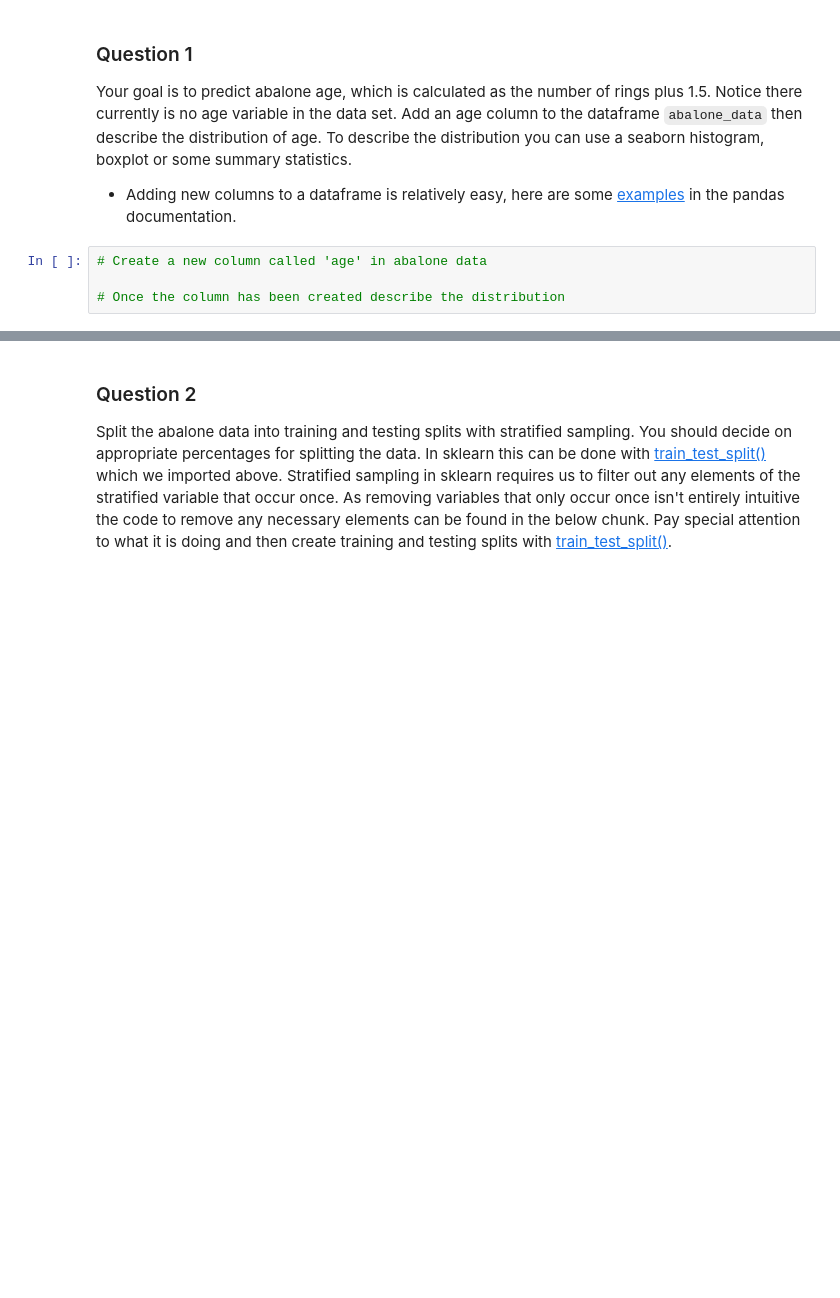
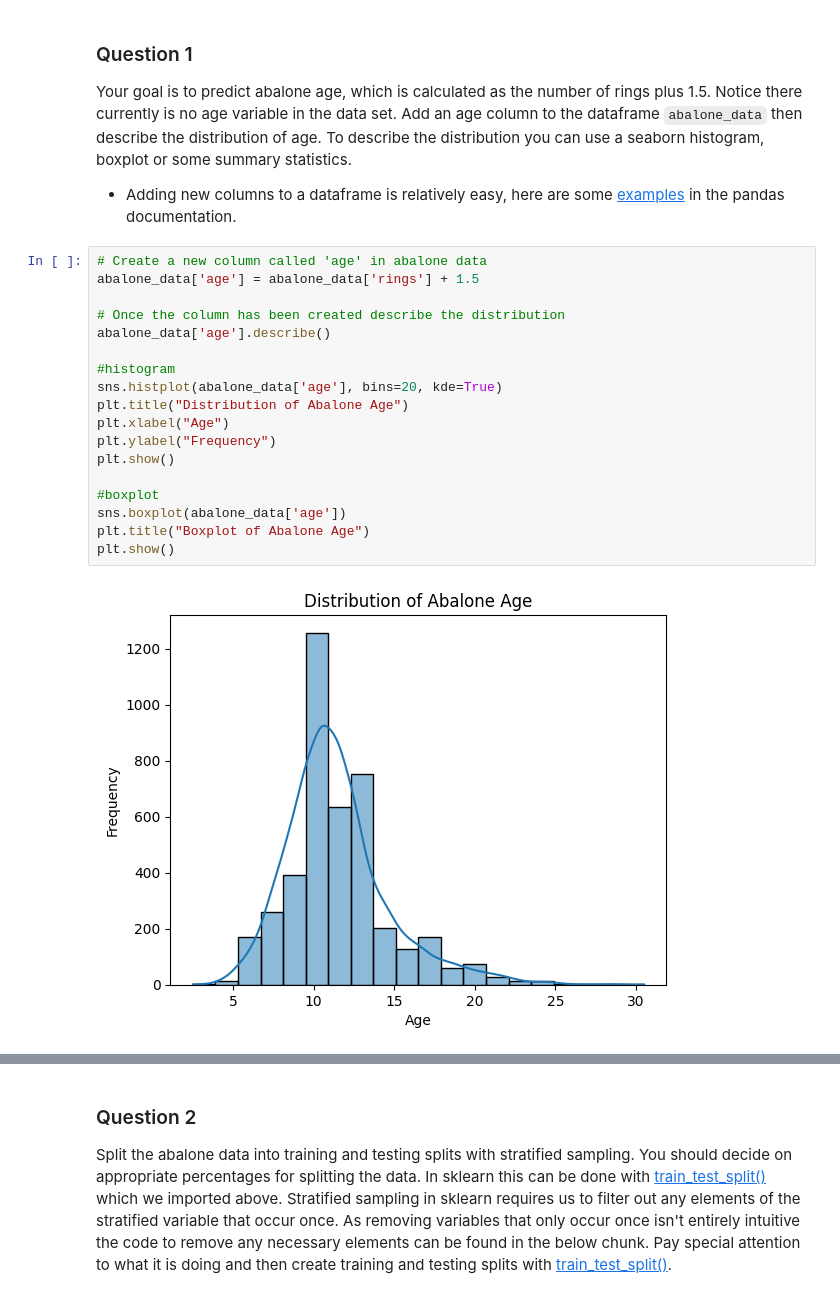
Before and after one commit to KarlaRH12/Homework2_131, a Jupyter notebook: 131homework2.ipynb, the cells around one changed output, grey strips where cells are left out. Cells and saved outputs as stored; diff of their text form; blank space fills up the shorter version.

```diff
--- a/131homework2.ipynb
+++ b/131homework2.ipynb
@@ -49,5 +44,21 @@ Your goal is to predict abalone age, which is calculated as the number of rings
 * Adding new columns to a dataframe is relatively easy, here are some [examples](https://pandas.pydata.org/docs/getting_started/intro_tutorials/05_add_columns.html) in the pandas documentation.
 # %%
 # Create a new column called 'age' in abalone data
+abalone_data['age'] = abalone_data['rings'] + 1.5
 
 # Once the column has been created describe the distribution
+abalone_data['age'].describe()
+
+#histogram
+sns.histplot(abalone_data['age'], bins=20, kde=True)
+plt.title("Distribution of Abalone Age")
+plt.xlabel("Age")
+plt.ylabel("Frequency")
+plt.show()
+
+#boxplot
+sns.boxplot(abalone_data['age'])
+plt.title("Boxplot of Abalone Age")
+plt.show()
+# %% [output]
+[figure, added]
```
Also changed, not shown: parts of 6 cells of this notebook.
